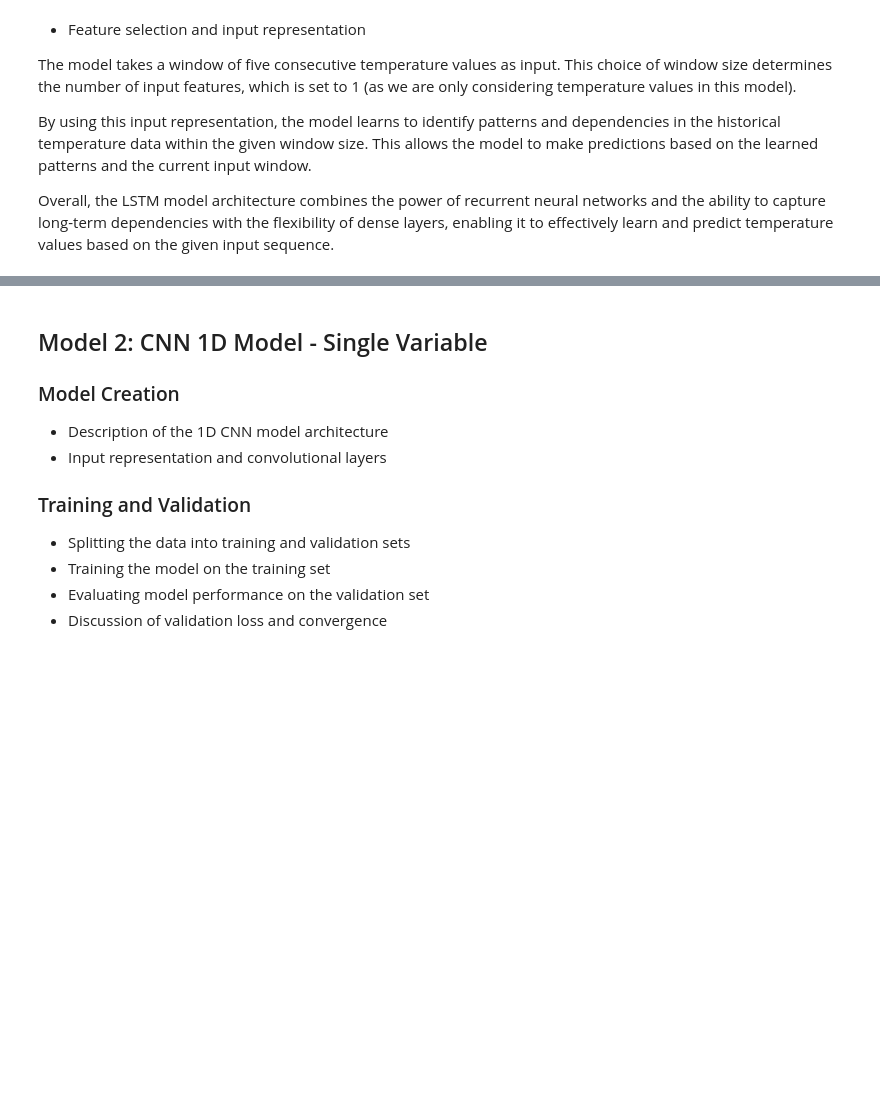
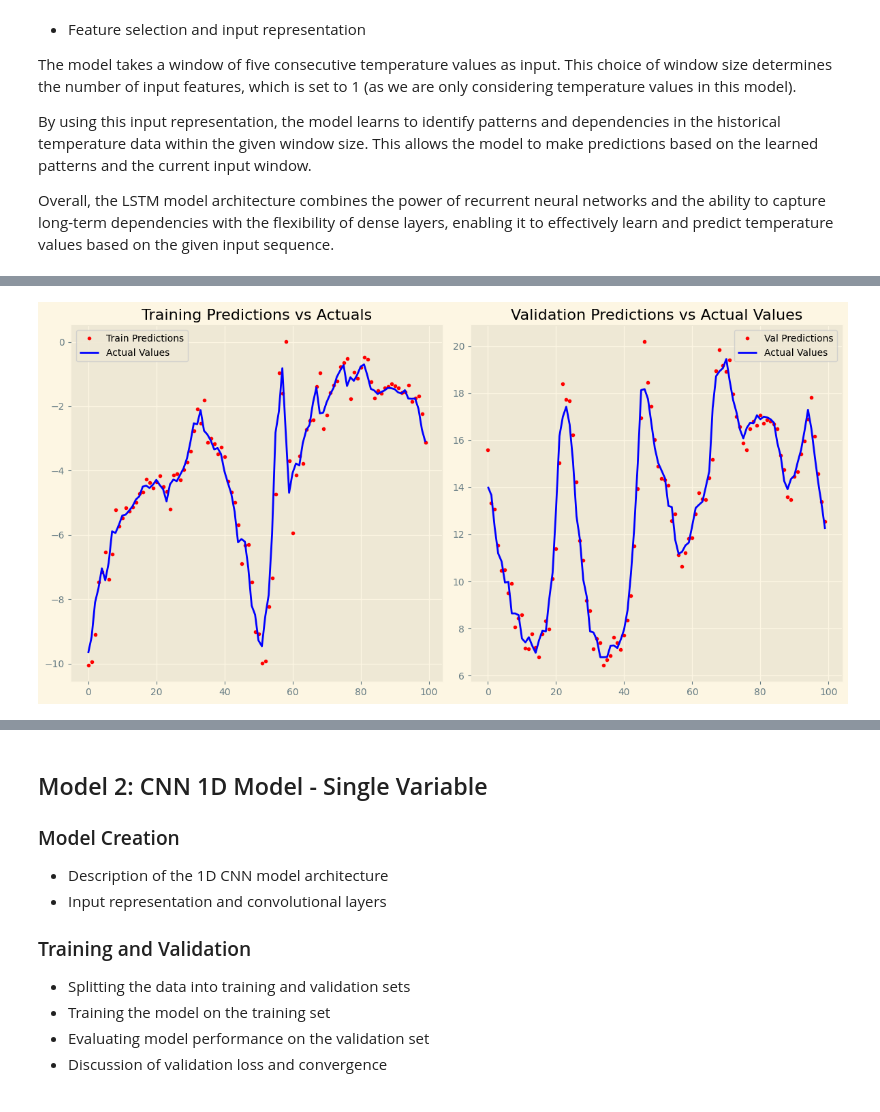
Before and after one commit to analyticsbyted/LSTM_weatherForecast, a Jupyter notebook: weatherproject.ipynb, the cells around one changed output, grey strips where cells are left out. Saved outputs shown, nothing was run; the diff lists cells and outputs as text; code cells hidden in the pictures; blank space fills up the shorter version.

Commit message:
finished model 1 portion of draft

```diff
--- a/weatherproject.ipynb
+++ b/weatherproject.ipynb
@@ -316,0 +309,3 @@ X.shape, y.shape
+# %%
+cp1 = ModelCheckpoint('model1/', save_best_only=True)
+model1.compile(loss=MeanSquaredError(), optimizer=Adam(learning_rate=0.0001), metrics=[RootMeanSquaredError()])
@@ -316,0 +316,2 @@ X.shape, y.shape
+# %%
+model1.fit(X_train, y_train, epochs=10, validation_data=(X_val, y_val), callbacks=[cp1])
@@ -316,0 +393,9 @@ X.shape, y.shape
+# %%
+train_preds = model1.predict(X_train).flatten()
+train_results = pd.DataFrame(data={'Train Predictions': train_preds, 'Actual Values': y_train})
+
+
+val_preds = model1.predict(X_val).flatten()
+val_results = pd.DataFrame(data={'Val Predictions': val_preds, 'Actual Values': y_val})
+
+train_results, val_results
@@ -316,0 +422,23 @@ X.shape, y.shape
+# %%
+# Define the start and end indices for the subset of observations
+start = 0
+end = 100
+
+# Create a figure with 1 row and 2 columns
+fig, axes = plt.subplots(nrows=1, ncols=2, figsize=(12, 6))
+
+# Plot the subset of train_results dataframe in the first subplot
+train_results[start:end].plot(ax=axes[0], y=['Train Predictions', 'Actual Values'], style=['r.', 'b-'])
+axes[0].set_title('Training Predictions vs Actuals')
+
+# Plot the subset of val_results dataframe in the second subplot
+val_results[start:end].plot(ax=axes[1], y=['Val Predictions', 'Actual Values'], style=['r.', 'b-'])
+axes[1].set_title('Validation Predictions vs Actual Values')
+
+# Adjust the spacing between subplots
+plt.tight_layout()
+
+# Show the plot
+plt.show()
+# %% [output]
+[figure, added]
```
Also changed, not shown: parts of 22 cells of this notebook, 5 other files.
